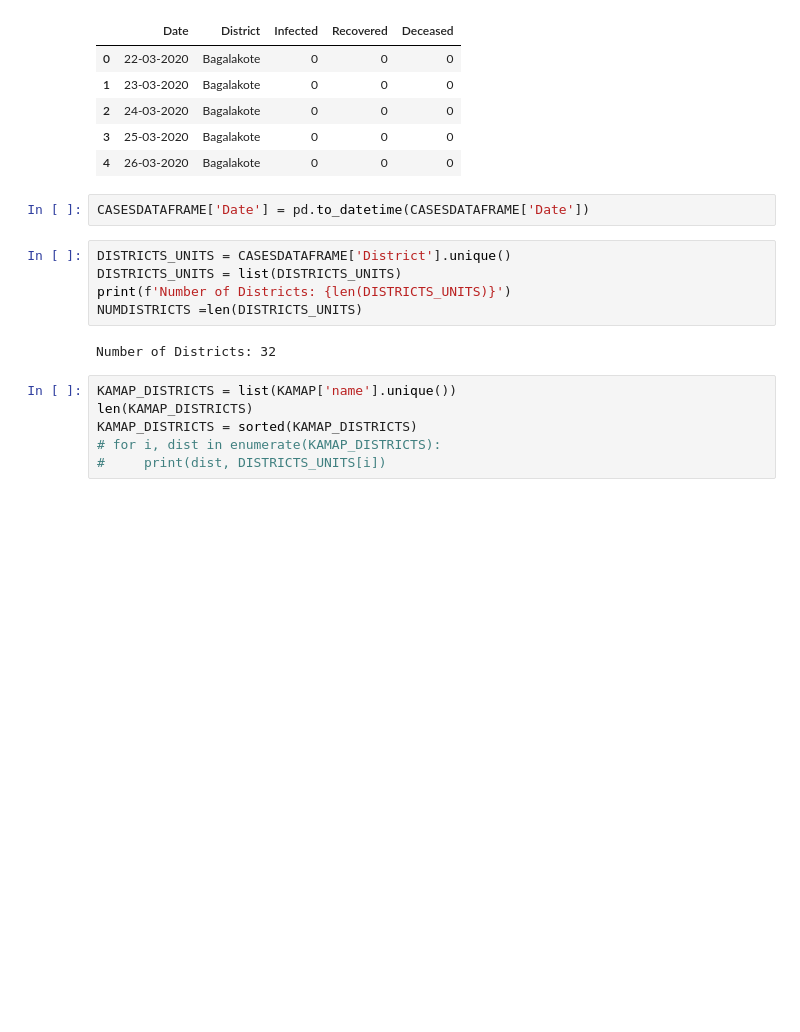
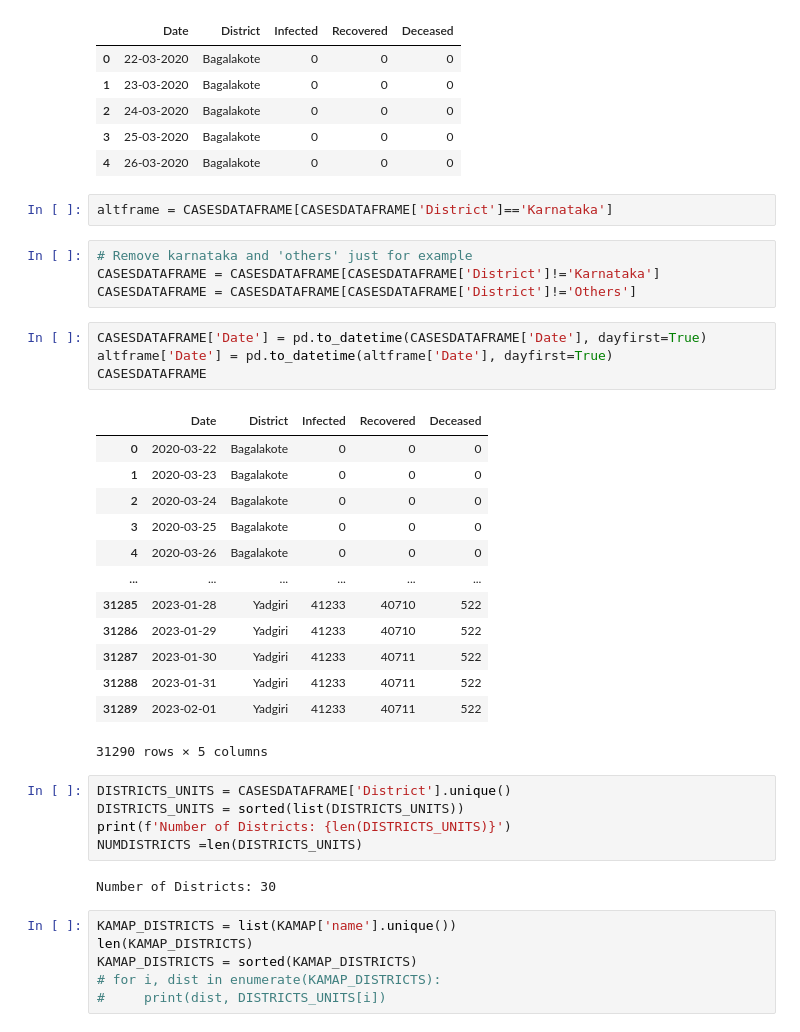
Before and after one commit to HimanshuSingh-all/Patch-Based-Simulator, a Jupyter notebook: beta_calibiration.ipynb, the cells around one changed output. Drawn from its saved outputs; the diff is of its cells as text; blank space fills up the shorter version.

```diff
--- a/beta_calibiration.ipynb
+++ b/beta_calibiration.ipynb
@@ -27,15 +62,37 @@ CASESDATAFRAME.head()
 | 2 | 24-03-2020 | Bagalakote | 0 | 0 | 0 |
 | 3 | 25-03-2020 | Bagalakote | 0 | 0 | 0 |
 | 4 | 26-03-2020 | Bagalakote | 0 | 0 | 0 |
+# %%
+altframe = CASESDATAFRAME[CASESDATAFRAME['District']=='Karnataka']
+# %%
+# Remove karnataka and 'others' just for example
+CASESDATAFRAME = CASESDATAFRAME[CASESDATAFRAME['District']!='Karnataka']
+CASESDATAFRAME = CASESDATAFRAME[CASESDATAFRAME['District']!='Others']
 # %%
-CASESDATAFRAME['Date'] = pd.to_datetime(CASESDATAFRAME['Date'])
+CASESDATAFRAME['Date'] = pd.to_datetime(CASESDATAFRAME['Date'], dayfirst=True)
+altframe['Date'] = pd.to_datetime(altframe['Date'], dayfirst=True)
+CASESDATAFRAME
+# %% [output]
+|  | Date | District | Infected | Recovered | Deceased |
+| 0 | 2020-03-22 | Bagalakote | 0 | 0 | 0 |
+| 1 | 2020-03-23 | Bagalakote | 0 | 0 | 0 |
+| 2 | 2020-03-24 | Bagalakote | 0 | 0 | 0 |
+| 3 | 2020-03-25 | Bagalakote | 0 | 0 | 0 |
+| 4 | 2020-03-26 | Bagalakote | 0 | 0 | 0 |
+| ... | ... | ... | ... | ... | ... |
+| 31285 | 2023-01-28 | Yadgiri | 41233 | 40710 | 522 |
+| 31286 | 2023-01-29 | Yadgiri | 41233 | 40710 | 522 |
+| 31287 | 2023-01-30 | Yadgiri | 41233 | 40711 | 522 |
+| 31288 | 2023-01-31 | Yadgiri | 41233 | 40711 | 522 |
+| 31289 | 2023-02-01 | Yadgiri | 41233 | 40711 | 522 |
+31290 rows × 5 columns
 # %%
 DISTRICTS_UNITS = CASESDATAFRAME['District'].unique()
-DISTRICTS_UNITS = list(DISTRICTS_UNITS)
+DISTRICTS_UNITS = sorted(list(DISTRICTS_UNITS))
 print(f'Number of Districts: {len(DISTRICTS_UNITS)}')
 NUMDISTRICTS =len(DISTRICTS_UNITS)
 # %% [output]
-Number of Districts: 32
+Number of Districts: 30
 # %%
 KAMAP_DISTRICTS = list(KAMAP['name'].unique())
 len(KAMAP_DISTRICTS)
```
Also changed, not shown: parts of 19 cells of this notebook, 2 other files.
